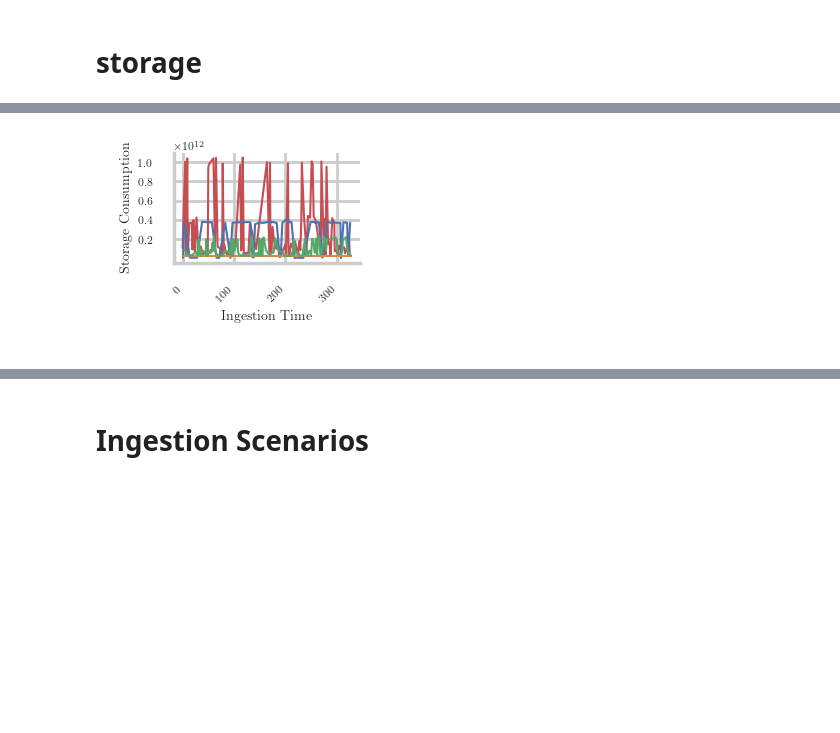
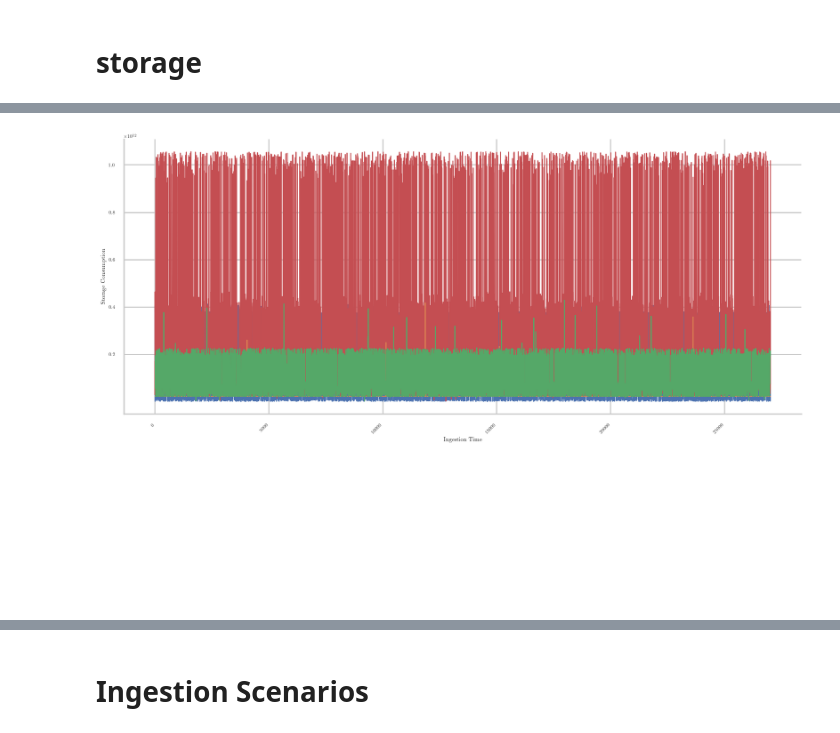
Before and after one commit to sandrosano/SciTS, a Jupyter notebook: Jupyter/Storage-edit 25.ipynb, the cells around one changed output, grey strips where cells are left out. Drawn from its saved outputs; the diff is of its cells as text; code cells hidden in the pictures; blank space fills up the shorter version.

```diff
--- a/Jupyter/Storage-edit 25.ipynb
+++ b/Jupyter/Storage-edit 25.ipynb
@@ -626,8 +719,29 @@ plt.close()
 # %%
 
-sto = sns.relplot(data=storage.sample(frac=0.00006) , kind="line",
+# sto = sns.relplot(data=storage.sample(frac=0.00006) , kind="line",
+#                                    x="Timestamp", y="Storage", hue="System" ,palette=paletteDB,
+#                                          legend=None   , linewidth=1.5  , height=((pagewidth_in_forDpi100)/1.5)/ratiolo , aspect=ratiolo
+
+#                                            )
+
+
+# sto.set(ylabel="Storage Consumption", xlabel="Ingestion Time" )
+# plt.xscale('linear')
+# plt.xticks( )
+# plt.yscale('linear')
+# plt.yticks([ 200000000000, 400000000000, 600000000000,800000000000, 1000000000000])
+# plt.gcf().autofmt_xdate(bottom=0.4, rotation=45)
+# # sns.move_legend(Lenght_128C_1_24V, loc='upper center', bbox_to_anchor=( 0.65, 0.9), ncol=2, title=None, frameon=True,)
+# plt.savefig(path+'!store_Timestamp-lineBS_-0,01.svg',
+#             format='svg', bbox_inches="tight")
+
+# plt.show()
+# plt.close()
+# plt.close()
+
+sto = sns.relplot(data=storage[["Timestamp","System","Storage"]].sample(frac=0.005), kind="line",
                                    x="Timestamp", y="Storage", hue="System" ,palette=paletteDB,
-                                         legend=None   , linewidth=1.5  , height=((pagewidth_in_forDpi100)/1.5)/ratiolo , aspect=ratiolo
+                                         legend=None   , linewidth=1.5  , height=((pagewidth_in_forDpi100)/0.3)/ratiolo , aspect=ratiolo
 
                                            )
 
@@ -639,37 +753,36 @@ plt.yscale('linear')
 plt.yticks([ 200000000000, 400000000000, 600000000000,800000000000, 1000000000000])
 plt.gcf().autofmt_xdate(bottom=0.4, rotation=45)
 # sns.move_legend(Lenght_128C_1_24V, loc='upper center', bbox_to_anchor=( 0.65, 0.9), ncol=2, title=None, frameon=True,)
-plt.savefig(path+'!store_Timestamp-lineBS_-0,01.svg',
+plt.savefig(path+'!store_Timestamp-lineBSbig_-0,01.svg',
             format='svg', bbox_inches="tight")
 
 plt.show()
 plt.close()
 plt.close()
-
 
 
 # sto = sns.relplot(data=storage.sample(frac=0.00006) , kind="line",
 #                                    x="Timestamp", y="Storage", hue="System" ,palette=paletteDB,
 #                                          legend=None   , linewidth=4/scalar  , height=((pagewidth_in_forDpi100)/2)/ratio , aspect=ratio
 
 #                                            )
 
 
 # sto.set(ylabel="Storage Consumption", xlabel="Timestamp" )
 # plt.xscale('linear')
 # # plt.xticks( )
 # plt.yscale('log')
 # # plt.yticks([ 200000000000, 400000000000, 600000000000,800000000000, 1000000000000])
 # plt.gcf().autofmt_xdate(bottom=0.4, rotation=45)
 # # sns.move_legend(Lenght_128C_1_24V, loc='upper center', bbox_to_anchor=( 0.65, 0.9), ncol=2, title=None, frameon=True,)
 # plt.savefig(path+'!store_Timestamp-lineBS_-0,01.svg',
 #             format='svg', bbox_inches="tight")
 
 # plt.show()
 # plt.close()
 # plt.close()
 # %% [output]
-[figure, old version]
+[figure, new version]
 # %%
 
 
```
Also changed, not shown: parts of 7 cells of this notebook, 1 other file.
